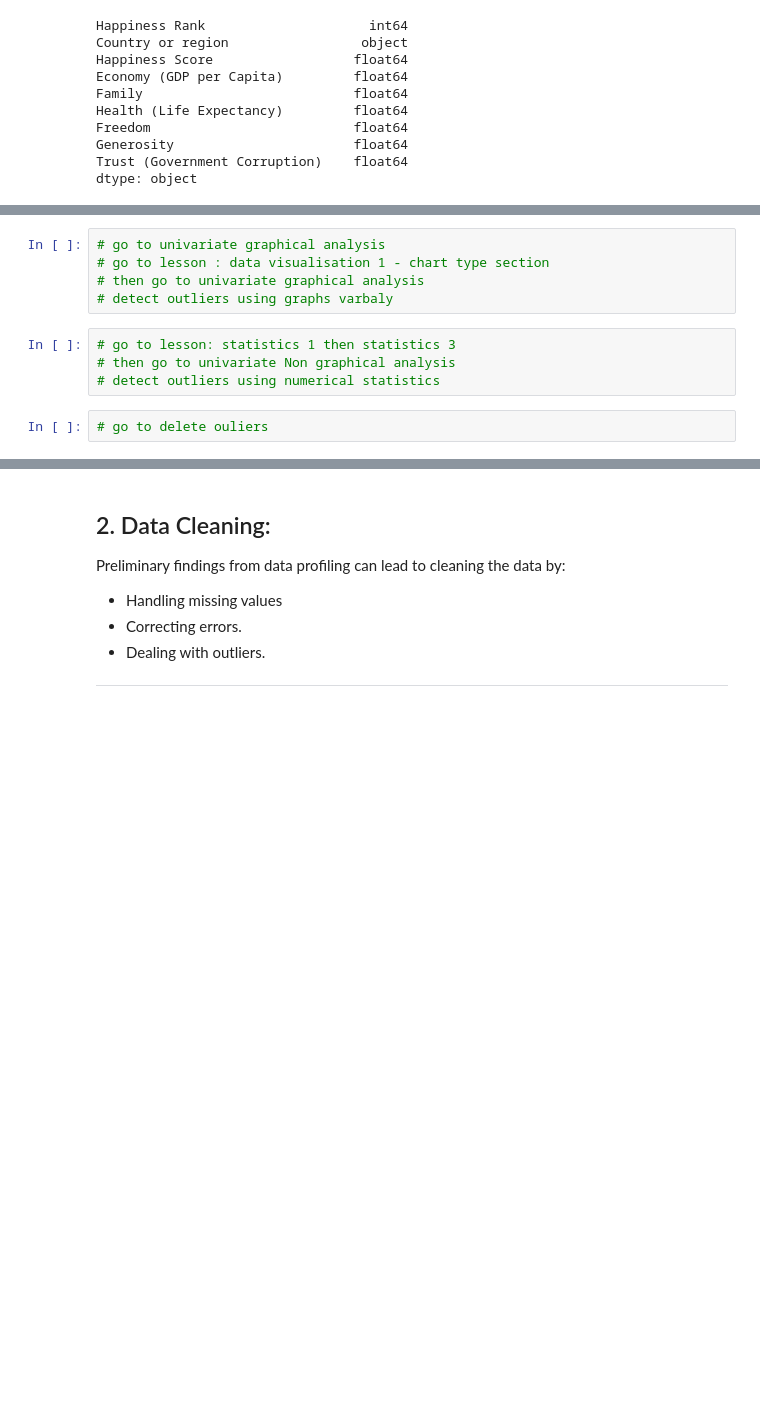
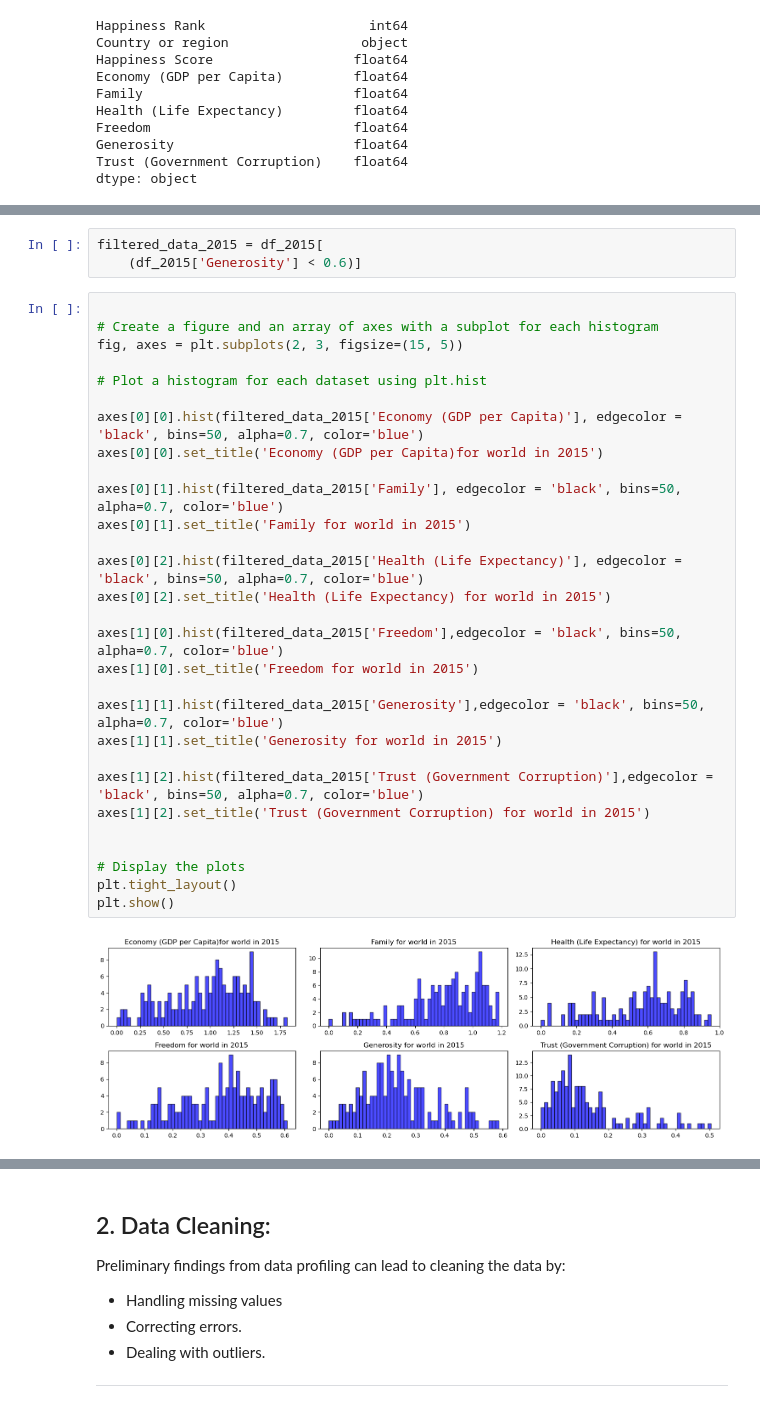
Before and after one commit to Lama18/Usecase-2, a Jupyter notebook: lamaAbeshri_EDA explain template.ipynb, the cells around one changed output, grey strips where cells are left out. Drawn from its saved outputs; the diff is of its cells as text; blank space fills up the shorter version.

```diff
--- a/lamaAbeshri_EDA explain template.ipynb
+++ b/lamaAbeshri_EDA explain template.ipynb
@@ -903,11 +876,34 @@ We use 3 common visualization methods:
+# %%
+filtered_data_2015 = df_2015[
+    (df_2015['Generosity'] < 0.6)]
 # %%
-# go to univariate graphical analysis
-# go to lesson : data visualisation 1 - chart type section
-# then go to univariate graphical analysis
-# detect outliers using graphs varbaly
+
+# Create a figure and an array of axes with a subplot for each histogram
+fig, axes = plt.subplots(2, 3, figsize=(15, 5))
+
+# Plot a histogram for each dataset using plt.hist
+
+axes[0][0].hist(filtered_data_2015['Economy (GDP per Capita)'], edgecolor = 'black', bins=50, alpha=0.7, color='blue')
+axes[0][0].set_title('Economy (GDP per Capita)for world in 2015')
+
+axes[0][1].hist(filtered_data_2015['Family'], edgecolor = 'black', bins=50, alpha=0.7, color='blue')
+axes[0][1].set_title('Family for world in 2015')
+
+axes[0][2].hist(filtered_data_2015['Health (Life Expectancy)'], edgecolor = 'black', bins=50, alpha=0.7, color='blue')
+axes[0][2].set_title('Health (Life Expectancy) for world in 2015')
+
+axes[1][0].hist(filtered_data_2015['Freedom'],edgecolor = 'black', bins=50, alpha=0.7, color='blue')
+axes[1][0].set_title('Freedom for world in 2015')
+
+axes[1][1].hist(filtered_data_2015['Generosity'],edgecolor = 'black', bins=50, alpha=0.7, color='blue')
+axes[1][1].set_title('Generosity for world in 2015')
+
+axes[1][2].hist(filtered_data_2015['Trust (Government Corruption)'],edgecolor = 'black', bins=50, alpha=0.7, color='blue')
+axes[1][2].set_title('Trust (Government Corruption) for world in 2015')
+
+
+# Display the plots
+plt.tight_layout()
+plt.show()
+# %% [output]
+[figure, added]
-# %%
-# go to lesson: statistics 1 then statistics 3
-# then go to univariate Non graphical analysis
-# detect outliers using numerical statistics
-# %%
-# go to delete ouliers
```
Also changed, not shown: parts of 88 cells of this notebook.
